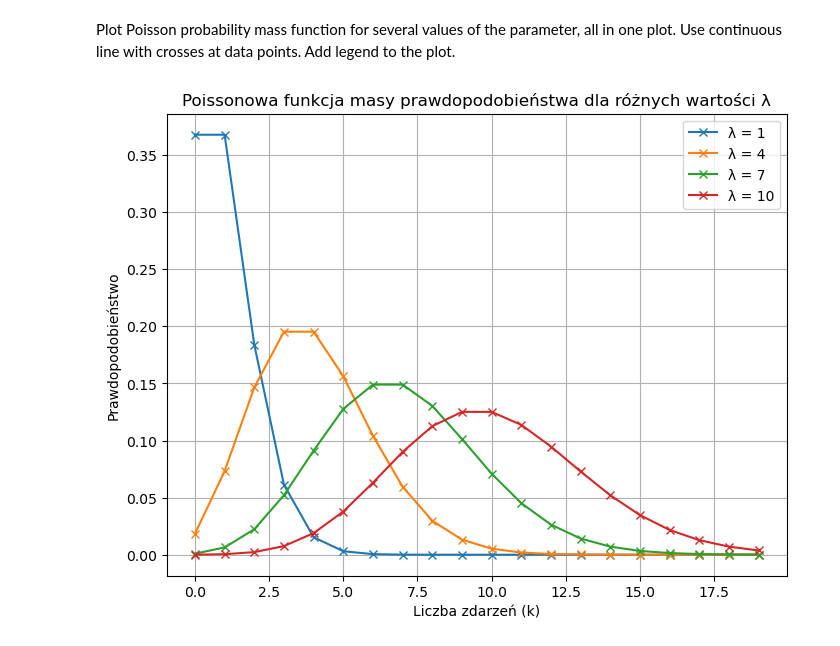
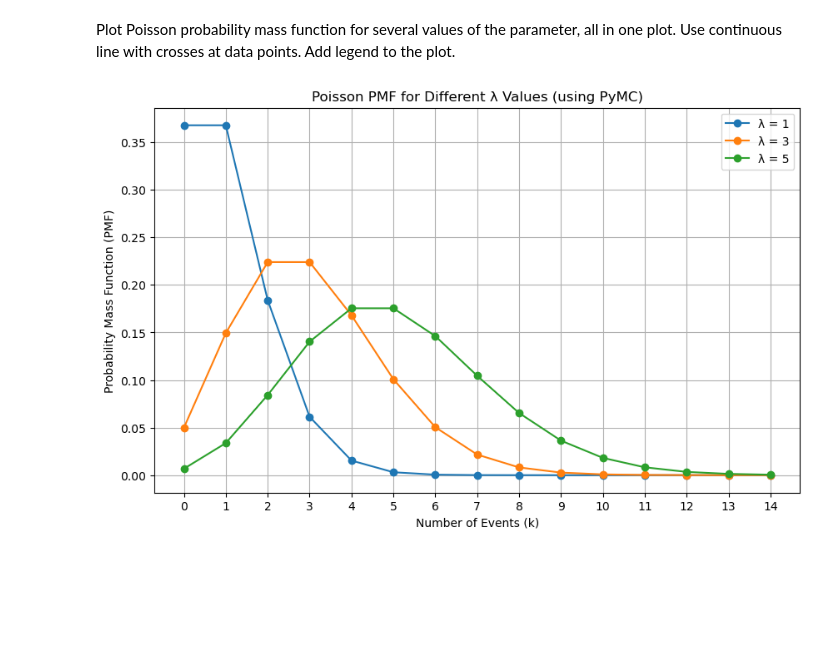
Before and after one commit to adam00kupisz/MPAD, a Jupyter notebook: MPAD_Lab_1/Lab_1.ipynb, the cells around one changed output. Drawn from its saved outputs; the diff is of its cells as text; code cells hidden in the pictures; blank space fills up the shorter version.

```diff
--- a/MPAD_Lab_1/Lab_1.ipynb
+++ b/MPAD_Lab_1/Lab_1.ipynb
@@ -155,30 +179,32 @@ plt.show()
 Plot Poisson probability mass function for several values of the parameter, all in one plot.
 Use continuous line with crosses at data points. Add legend to the plot.
 # %%
-# Zakres wartości parametru λ dla rozkładu Poissona
-lambdas = [1, 4, 7, 10]
+# Parametry rozkładu Poissona
+lambdas = [1, 3, 5]  # różne wartości λ
+k = np.arange(0, 15)  # zakres wartości k (liczba zdarzeń)
 
-# Zakres wartości x (liczba zdarzeń)
-x = np.arange(0, 20)
+# Rysowanie wykresu
+plt.figure(figsize=(10, 6))
 
-# Tworzenie wykresu
-plt.figure(figsize=(8, 6))
+for lambda_param in lambdas:
+    with pm.Model() as model:
+        # Definiowanie rozkładu Poissona
+        poisson_dist = pm.Poisson('poisson_dist', mu=lambda_param)
 
-# Rysowanie PMF dla różnych wartości parametru λ
-for lam in lambdas:
-    pmf = poisson.pmf(x, lam)
-    plt.plot(x, pmf, label=f'λ = {lam}', marker='x', linestyle='-')
+        # Obliczanie logp i przekształcanie go na PMF
+        logp_vals = pm.logp(poisson_dist, k).eval()  # logp dla wartości k
+        pmf_vals = np.exp(logp_vals)  # przekształcenie logp na PMF
 
-# Opis osi i tytuł
-plt.xlabel('Liczba zdarzeń (k)')
-plt.ylabel('Prawdopodobieństwo')
-plt.title('Poissonowa funkcja masy prawdopodobieństwa dla różnych wartości λ')
+    # Wykres PMF dla każdej wartości λ
+    plt.plot(k, pmf_vals, '-o', label=f'λ = {lambda_param}')  # linia z krzyżykami
 
-# Dodanie legendy
+# Dodawanie legendy i etykiet
+plt.title('Poisson PMF for Different λ Values (using PyMC)')
+plt.xlabel('Number of Events (k)')
+plt.ylabel('Probability Mass Function (PMF)')
+plt.xticks(k)  # Etykiety osi X dla każdego k
 plt.legend()
-
-# Wyświetlenie wykresu
-plt.grid(True)
+plt.grid()
 plt.show()
 # %% [output]
-[figure, old version]
+[figure, new version]
```
Also changed, not shown: parts of 7 cells of this notebook.
